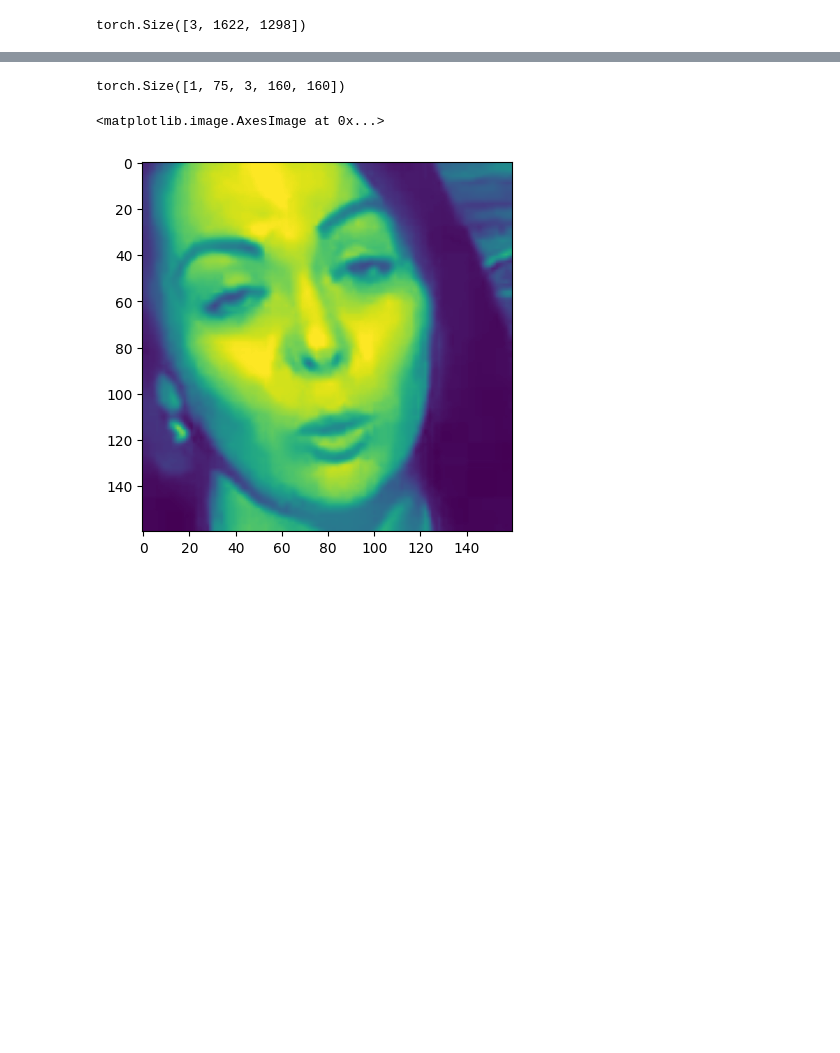
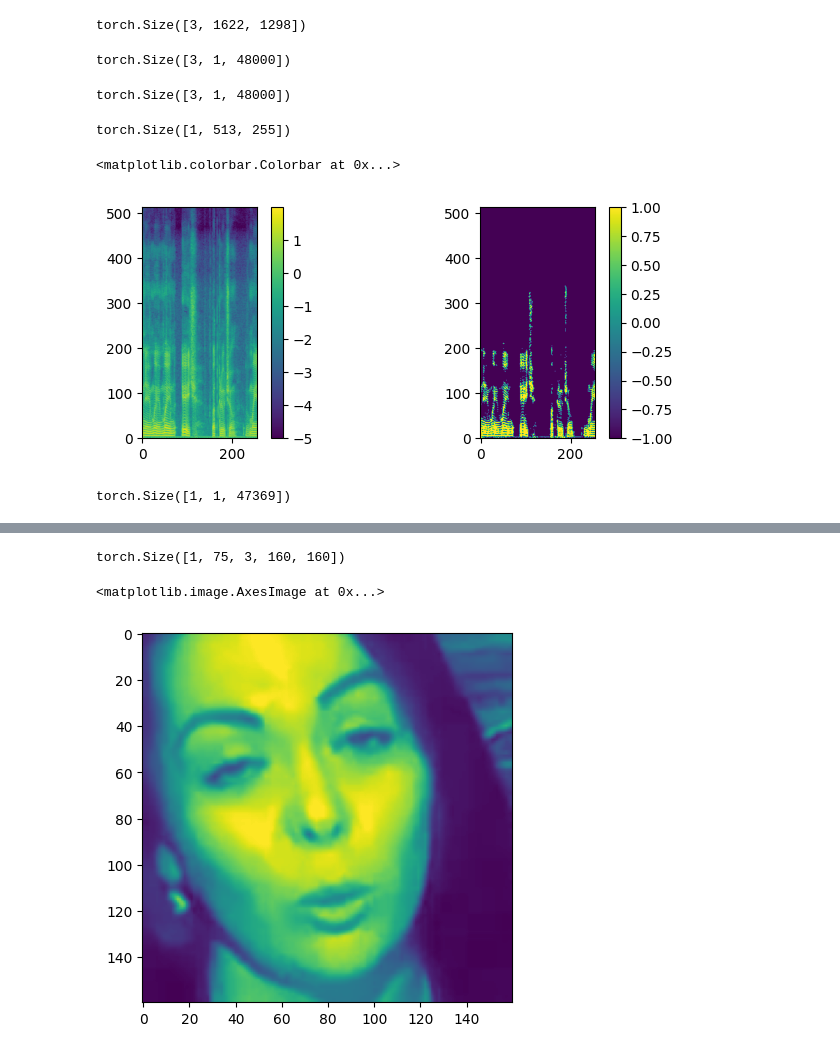
Before and after one commit to ahmadikalkhorani/melgan, a Jupyter notebook: test.ipynb, the cells around one changed output, grey strips where cells are left out. Drawn from its saved outputs; the diff is of its cells as text; code cells hidden in the pictures; blank space fills up the shorter version.

```diff
--- a/test.ipynb
+++ b/test.ipynb
@@ -192,2 +247,41 @@ torch.Size([3, 1622, 1298])
+# %%
+d["audio"].shape
+# %% [output]
+torch.Size([3, 1, 48000])
+# %%
+import torchaudio
+
+fft = nn.Sequential(
+            torchaudio.transforms.Resample(orig_freq=16000, new_freq=22050,),
+            Audio2Mel(n_mel_channels=80,)
+        )
+# %%
+d["audio"].shape
+# %% [output]
+torch.Size([3, 1, 48000])
+# %%
+x_t = d["audio"].unsqueeze(0)[:, 0]
+
+
+mel = fft(x_t)
+# %%
+mel.shape
+# %% [output]
+torch.Size([1, 513, 255])
+# %%
+
+
+fig, AX =  plt.subplots(figsize=(8, 3), ncols=2)
+pos = AX[0].imshow(mel[0], origin = "lower")
+fig.colorbar(pos, ax=AX[0])
+pos = AX[1].imshow(torch.sign(mel[0]+0), origin = "lower")
+fig.colorbar(pos, ax=AX[1])
+# %% [output]
+<matplotlib.colorbar.Colorbar at 0x...>
+[figure, added]
+# %%
+m.netG(mel).shape
+# %% [output]
+torch.Size([1, 1, 47369])
 # %%
 raise
```
Also changed, not shown: parts of 15 cells of this notebook, 9 other files.
